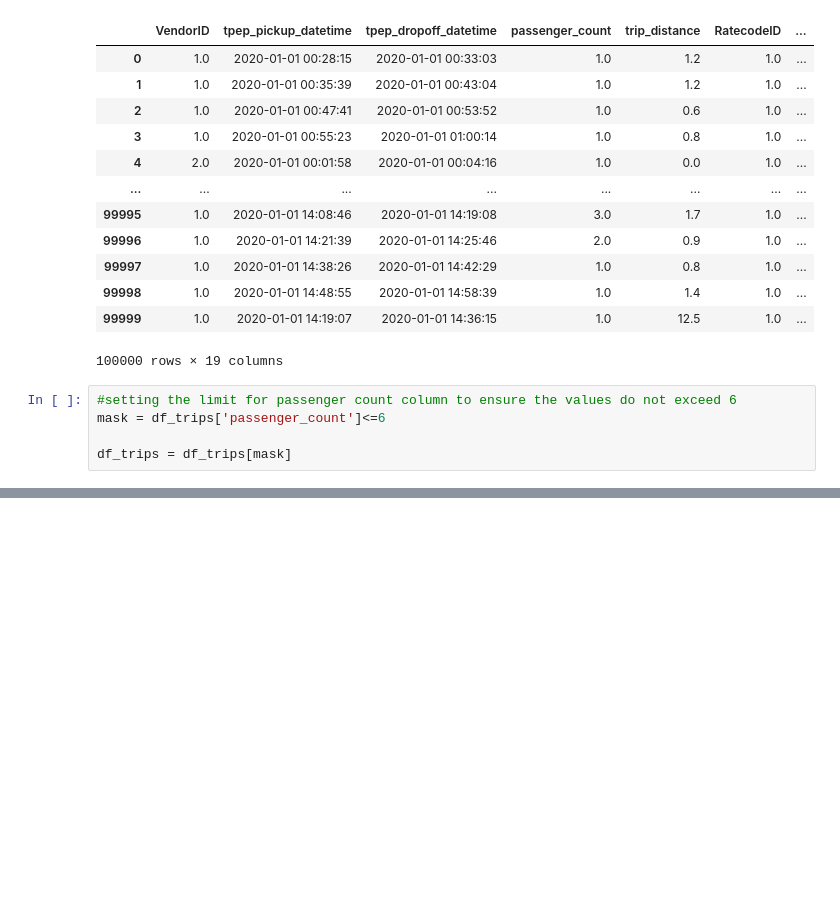
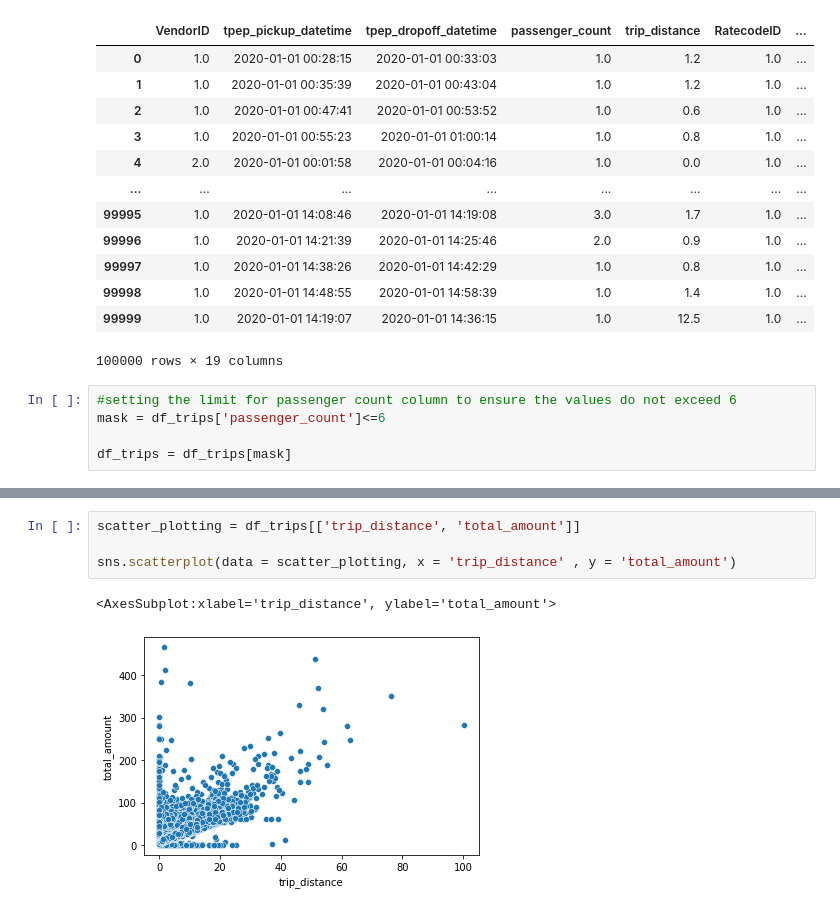
Before and after one commit to Medaib/CIS-1415, a Jupyter notebook: final.ipynb, the cells around one changed output, grey strips where cells are left out. Drawn from its saved outputs; the diff is of its cells as text; blank space fills up the shorter version.

```diff
--- a/final.ipynb
+++ b/final.ipynb
@@ -88,0 +157,7 @@ See the caveats in the documentation: https://pandas.pydata.org/pandas-docs/stab
+# %%
+scatter_plotting = df_trips[['trip_distance', 'total_amount']]
+
+sns.scatterplot(data = scatter_plotting, x = 'trip_distance' , y = 'total_amount')
+# %% [output]
+<AxesSubplot:xlabel='trip_distance', ylabel='total_amount'>
+[figure, added]
```
Also changed, not shown: parts of 4 cells of this notebook.
